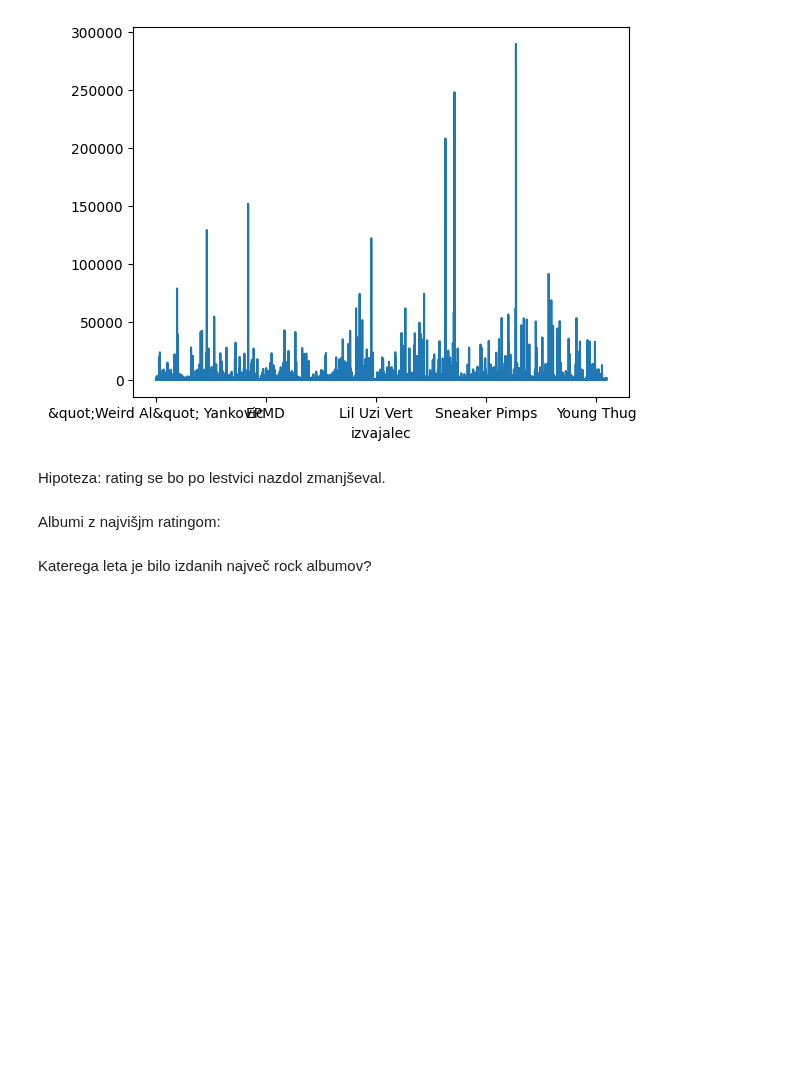
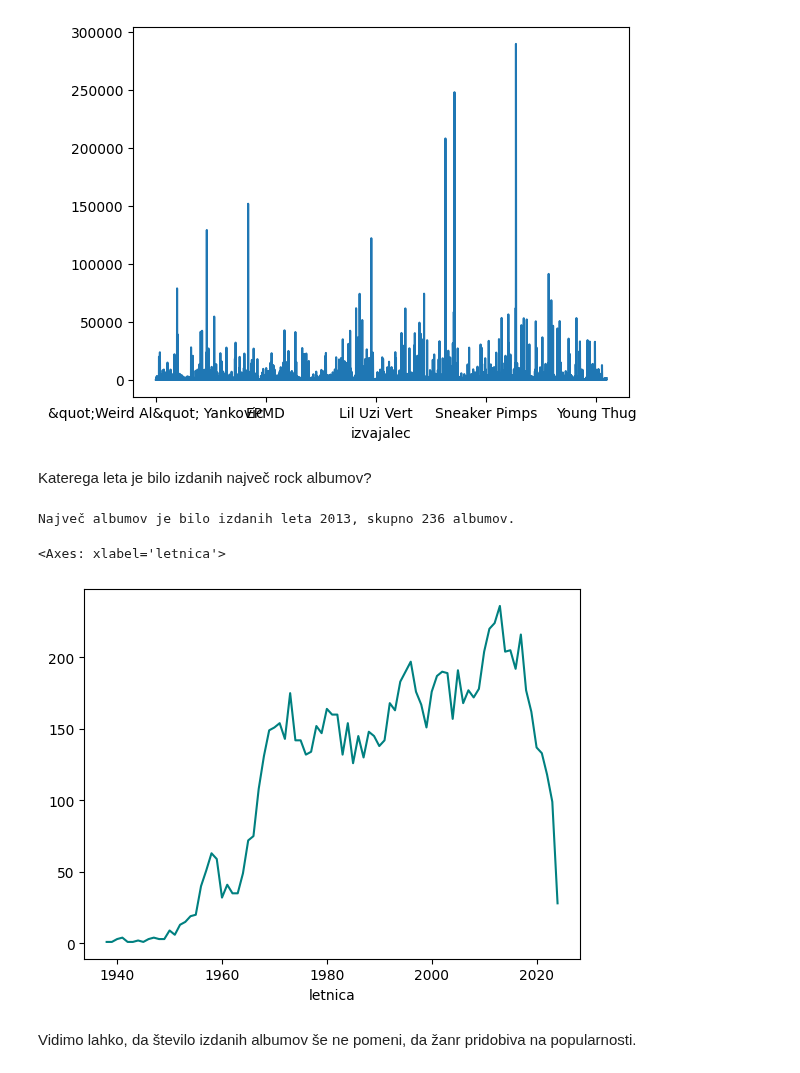
Before and after one commit to filiperznoznik/Seminarska_UVP, a Jupyter notebook: analiza_podatkov.ipynb, the cells around one changed output. Cells and saved outputs as stored; diff of their text form; code cells hidden in the pictures; blank space fills up the shorter version.

```diff
--- a/analiza_podatkov.ipynb
+++ b/analiza_podatkov.ipynb
@@ -76,7 +133,3 @@ print(najuspesnejsi)
 # %% [output]
 The Beatles
 [figure]
-# %% [markdown]
-Hipoteza: rating se bo po lestvici nazdol zmanjševal.
-# %% [markdown]
-Albumi z najvišjm ratingom:
@@ -86,2 +136,14 @@ rating
 # %% [markdown]
 Katerega leta je bilo izdanih največ rock albumov?
+# %%
+albumi = df['letnica'].value_counts()
+idmax = albumi.idxmax()
+max = albumi.max()
+print(f"Največ albumov je bilo izdanih leta {idmax}, skupno {max} albumov.")
+albumi.sort_index().plot(color='teal')
+# %% [output]
+Največ albumov je bilo izdanih leta 2013, skupno 236 albumov.
+<Axes: xlabel='letnica'>
+[figure, added]
+# %% [markdown]
+Vidimo lahko, da število izdanih albumov še ne pomeni, da žanr pridobiva na popularnosti.
```
Also changed, not shown: parts of 6 cells of this notebook.
